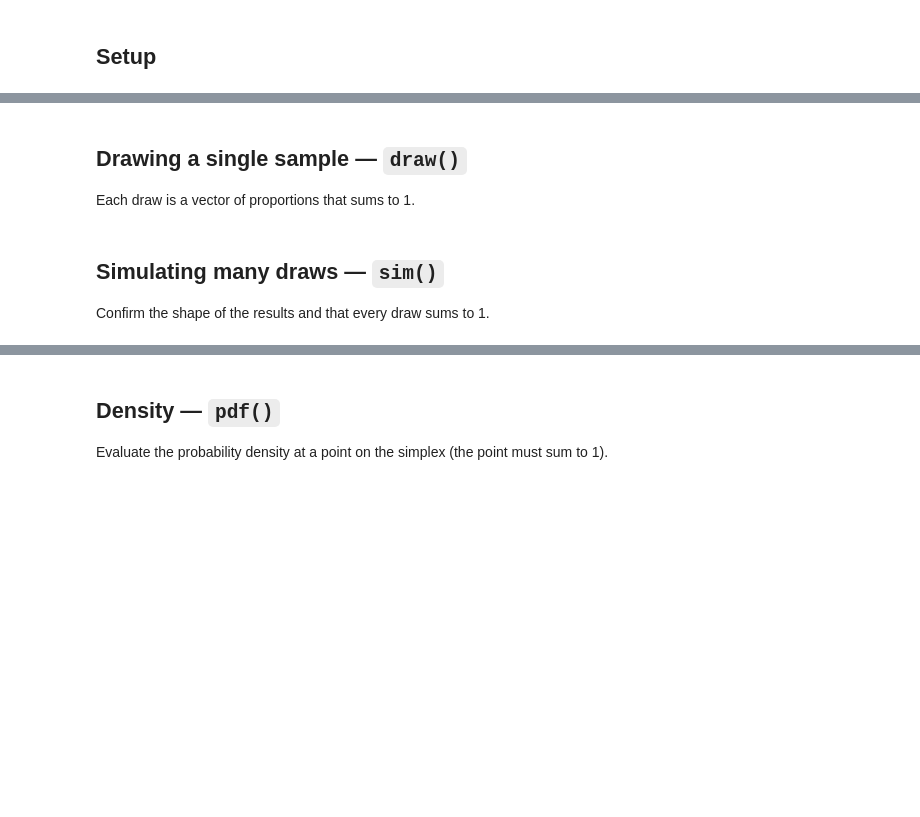
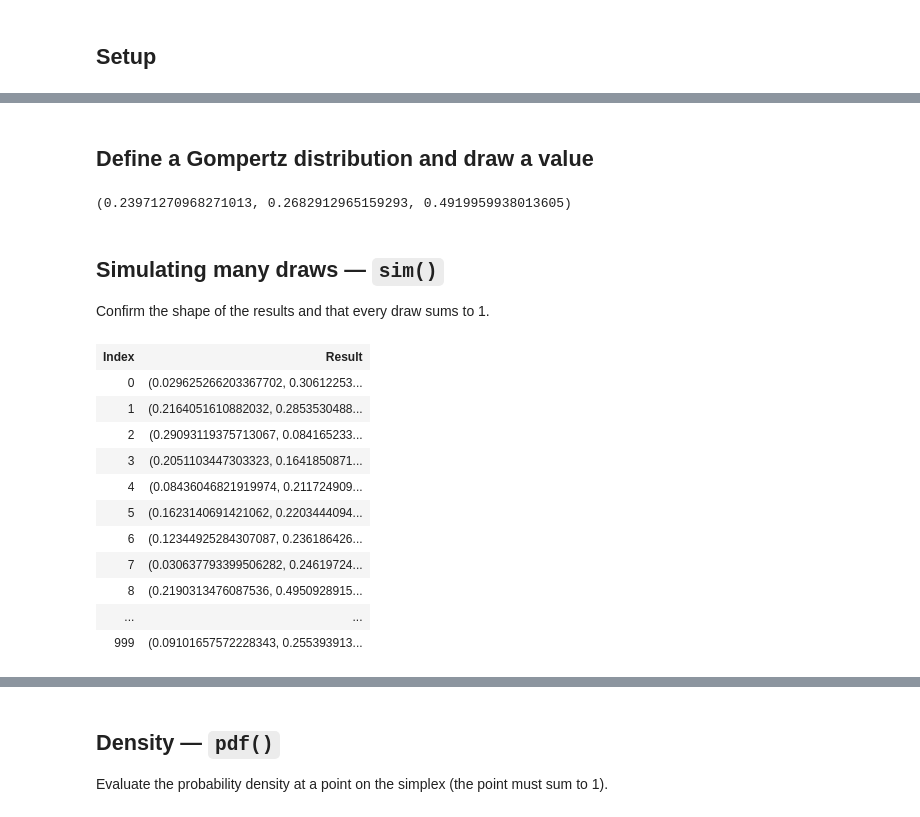
Before and after one commit to calpoly-symbulate/symbulate, a Jupyter notebook: team/new_distribution_demos/dirichlet_demo.ipynb, the cells around one changed output, grey strips where cells are left out. Drawn from its saved outputs; the diff is of its cells as text; code cells hidden in the pictures; blank space fills up the shorter version.

```diff
--- a/team/new_distribution_demos/dirichlet_demo.ipynb
+++ b/team/new_distribution_demos/dirichlet_demo.ipynb
@@ -11,4 +6,0 @@ The single parameter is `alpha`, the vector of concentration parameters (one per
-# %% [markdown]
-## Drawing a single sample — `draw()`
-
-Each draw is a vector of proportions that sums to 1.
@@ -15,6 +9,28 @@ Each draw is a vector of proportions that sums to 1.
+# %% [markdown]
+## Define a Gompertz distribution and draw a value
+# %%
+X = Dirichlet(alpha=[2, 3, 5])
+X.draw()
+# %% [output]
+(0.23971270968271013, 0.2682912965159293, 0.4919959938013605)
 # %% [markdown]
 ## Simulating many draws — `sim()`
 
 Confirm the shape of the results and that every draw sums to 1.
+# %%
+X.sim(1000)
+# %% [output]
+| Index | Result |
+| 0 | (0.029625266203367702, 0.30612253... |
+| 1 | (0.2164051610882032, 0.2853530488... |
+| 2 | (0.29093119375713067, 0.084165233... |
+| 3 | (0.2051103447303323, 0.1641850871... |
+| 4 | (0.08436046821919974, 0.211724909... |
+| 5 | (0.1623140691421062, 0.2203444094... |
+| 6 | (0.12344925284307087, 0.236186426... |
+| 7 | (0.030637793399506282, 0.24619724... |
+| 8 | (0.2190313476087536, 0.4950928915... |
+| ... | ... |
+| 999 | (0.09101657572228343, 0.255393913... |
 # %% [markdown]
 ## Summary statistics — `mean()`, `var()`, `sd()`
```
Also changed, not shown: parts of 13 cells of this notebook.
